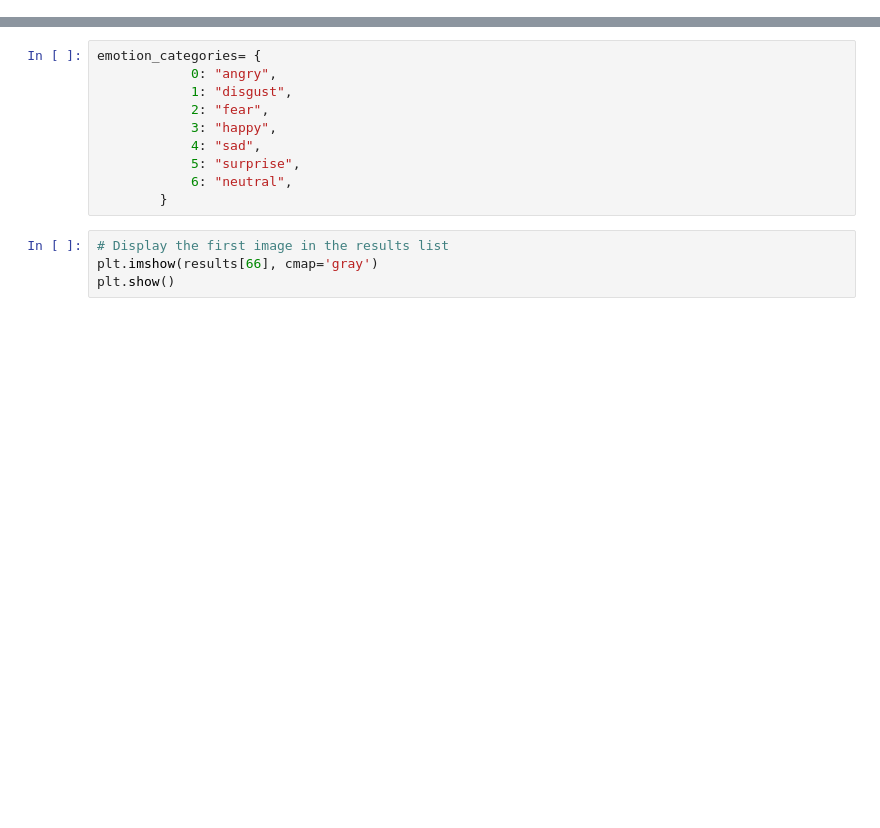
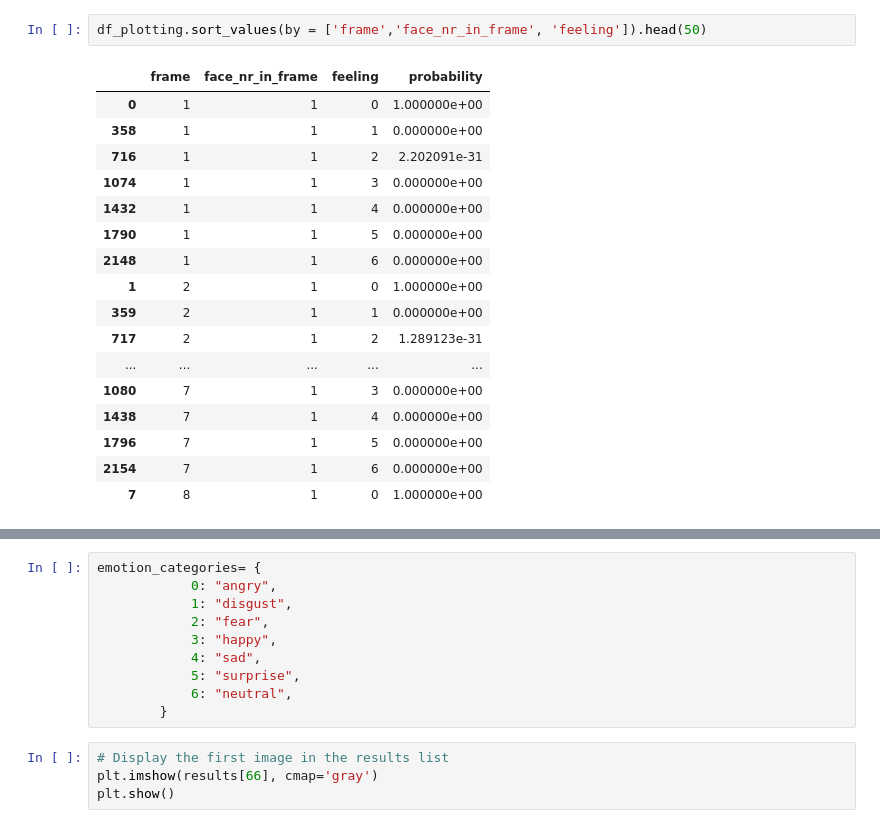
Before and after one commit to AbuMaha4/NeuralXpresso, a Jupyter notebook: notebooks/minimal_solution.ipynb, the cells around one changed output, grey strips where cells are left out. Drawn from its saved outputs; the diff is of its cells as text; blank space fills up the shorter version.

```diff
--- a/notebooks/minimal_solution.ipynb
+++ b/notebooks/minimal_solution.ipynb
@@ -104,0 +131,20 @@ emotions[110]
+# %%
+df_plotting.sort_values(by = ['frame','face_nr_in_frame', 'feeling']).head(50)
+# %% [output]
+|  | frame | face_nr_in_frame | feeling | probability |
+| 0 | 1 | 1 | 0 | 1.000000e+00 |
+| 358 | 1 | 1 | 1 | 0.000000e+00 |
+| 716 | 1 | 1 | 2 | 2.202091e-31 |
+| 1074 | 1 | 1 | 3 | 0.000000e+00 |
+| 1432 | 1 | 1 | 4 | 0.000000e+00 |
+| 1790 | 1 | 1 | 5 | 0.000000e+00 |
+| 2148 | 1 | 1 | 6 | 0.000000e+00 |
+| 1 | 2 | 1 | 0 | 1.000000e+00 |
+| 359 | 2 | 1 | 1 | 0.000000e+00 |
+| 717 | 2 | 1 | 2 | 1.289123e-31 |
+| ... | ... | ... | ... | ... |
+| 1080 | 7 | 1 | 3 | 0.000000e+00 |
+| 1438 | 7 | 1 | 4 | 0.000000e+00 |
+| 1796 | 7 | 1 | 5 | 0.000000e+00 |
+| 2154 | 7 | 1 | 6 | 0.000000e+00 |
+| 7 | 8 | 1 | 0 | 1.000000e+00 |
```
Also changed, not shown: parts of 8 cells of this notebook.
